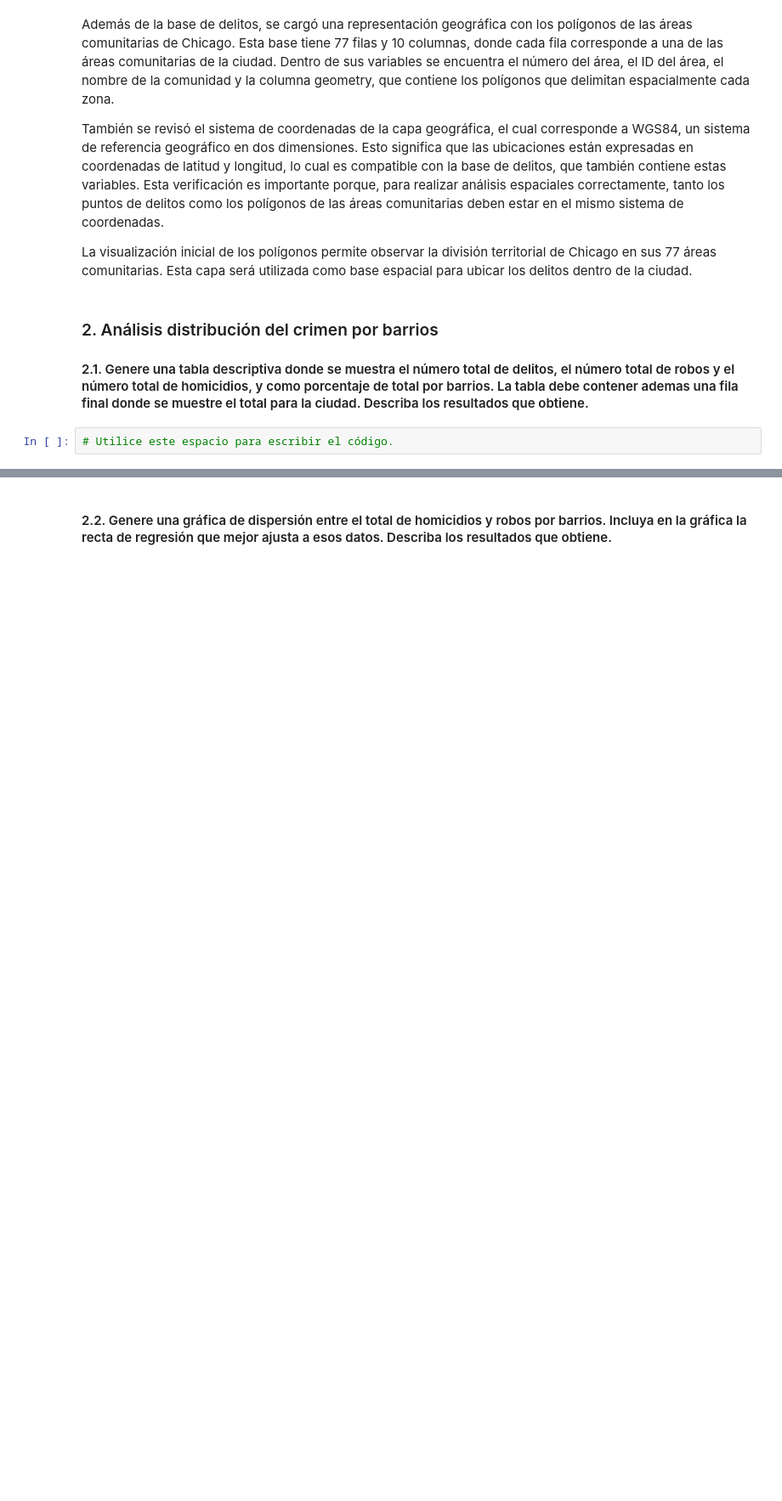
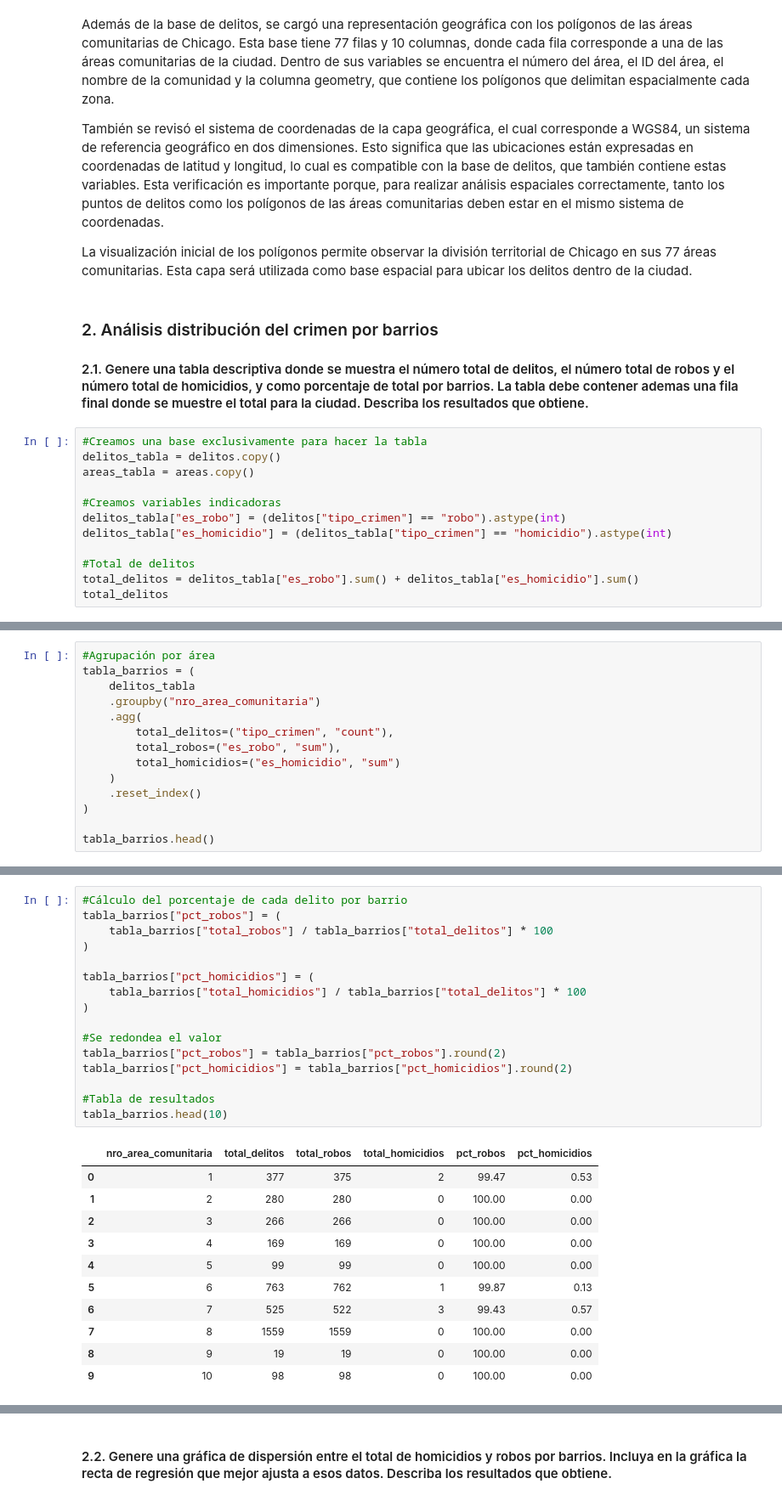
Before and after one commit to camto-24/taller_4_Aprendizaje_no_supervisado, a Jupyter notebook: S7_LC_Taller_Geograficos_KDE.ipynb, the cells around one changed output, grey strips where cells are left out. Shown at 85% size. Drawn from its saved outputs; the diff is of its cells as text; blank space fills up the shorter version.

```diff
--- a/S7_LC_Taller_Geograficos_KDE.ipynb
+++ b/S7_LC_Taller_Geograficos_KDE.ipynb
@@ -162,4 +168,14 @@ La visualización inicial de los polígonos permite observar la división territ
 
 #### 2.1.  Genere una tabla descriptiva donde se muestra el número total de delitos, el número total de robos y el número total de homicidios, y como porcentaje de total por barrios. La tabla debe contener ademas una fila final donde se muestre el total para la ciudad. Describa los resultados que obtiene.
 # %%
-# Utilice este espacio para escribir el código.
+#Creamos una base exclusivamente para hacer la tabla
+delitos_tabla = delitos.copy()
+areas_tabla = areas.copy()
+
+#Creamos variables indicadoras
+delitos_tabla["es_robo"] = (delitos["tipo_crimen"] == "robo").astype(int)
+delitos_tabla["es_homicidio"] = (delitos_tabla["tipo_crimen"] == "homicidio").astype(int)
+
+#Total de delitos
+total_delitos = delitos_tabla["es_robo"].sum() + delitos_tabla["es_homicidio"].sum()
+total_delitos
@@ -165,0 +192,14 @@ La visualización inicial de los polígonos permite observar la división territ
+# %%
+#Agrupación por área
+tabla_barrios = (
+    delitos_tabla
+    .groupby("nro_area_comunitaria")
+    .agg(
+        total_delitos=("tipo_crimen", "count"),
+        total_robos=("es_robo", "sum"),
+        total_homicidios=("es_homicidio", "sum")
+    )
+    .reset_index()
+)
+
+tabla_barrios.head()
@@ -165,0 +213,28 @@ La visualización inicial de los polígonos permite observar la división territ
+# %%
+#Cálculo del porcentaje de cada delito por barrio
+tabla_barrios["pct_robos"] = (
+    tabla_barrios["total_robos"] / tabla_barrios["total_delitos"] * 100
+)
+
+tabla_barrios["pct_homicidios"] = (
+    tabla_barrios["total_homicidios"] / tabla_barrios["total_delitos"] * 100
+)
+
+#Se redondea el valor
+tabla_barrios["pct_robos"] = tabla_barrios["pct_robos"].round(2)
+tabla_barrios["pct_homicidios"] = tabla_barrios["pct_homicidios"].round(2)
+
+#Tabla de resultados
+tabla_barrios.head(10)
+# %% [output]
+|  | nro_area_comunitaria | total_delitos | total_robos | total_homicidios | pct_robos | pct_homicidios |
+| 0 | 1 | 377 | 375 | 2 | 99.47 | 0.53 |
+| 1 | 2 | 280 | 280 | 0 | 100.00 | 0.00 |
+| 2 | 3 | 266 | 266 | 0 | 100.00 | 0.00 |
+| 3 | 4 | 169 | 169 | 0 | 100.00 | 0.00 |
+| 4 | 5 | 99 | 99 | 0 | 100.00 | 0.00 |
+| 5 | 6 | 763 | 762 | 1 | 99.87 | 0.13 |
+| 6 | 7 | 525 | 522 | 3 | 99.43 | 0.57 |
+| 7 | 8 | 1559 | 1559 | 0 | 100.00 | 0.00 |
+| 8 | 9 | 19 | 19 | 0 | 100.00 | 0.00 |
+| 9 | 10 | 98 | 98 | 0 | 100.00 | 0.00 |
```
Also changed, not shown: parts of 6 cells of this notebook.
